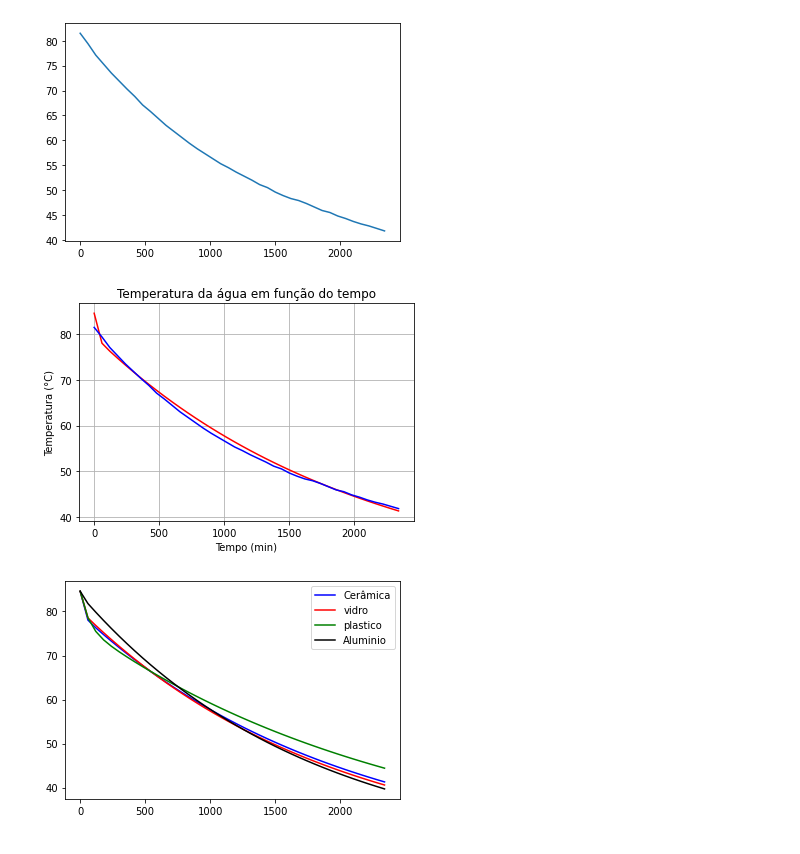
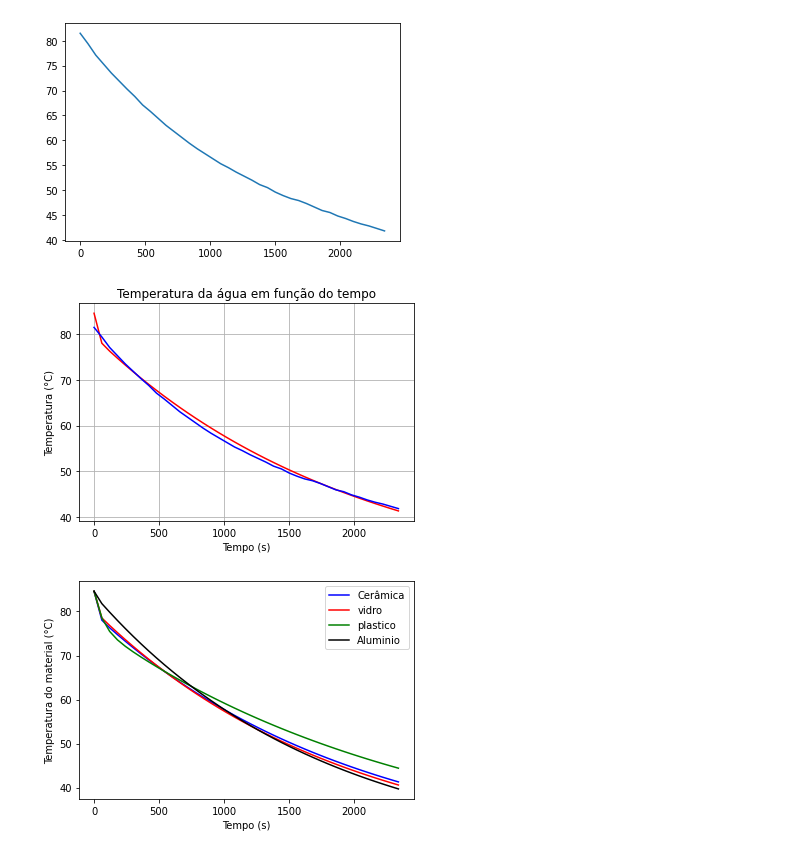
Before and after one commit to beatrizbzack/Proj2---Modsim, a Jupyter notebook: Projeto2.ipynb, the cells around one changed output. Drawn from its saved outputs; the diff is of its cells as text; code cells hidden in the pictures.

```diff
--- a/Projeto2.ipynb
+++ b/Projeto2.ipynb
@@ -72,11 +72,11 @@ plt.plot(lista_t, Tagua_lista-273.15,color='red')
 plt.plot(lista_t_exp,tagua_lista,color='blue')
 plt.title('Temperatura da água em função do tempo')
 plt.ylabel('Temperatura (°C)')
-plt.xlabel('Tempo (min)')
+plt.xlabel('Tempo (s)')
 plt.grid(True)
 plt.show()
 # %% [output]
-[figure, old version]
+[figure, new version]
 # %%
 # VARIÁVEIS DE RECIPIENTES
 # Cerâmica[0](Alumina), Vidro[1](Borossilicato), Plástico-Polypropylene[2]
@@ -126,34 +126,35 @@ def modelo3(x, t):
     dTrdt = (1/(mr*cr[2]))*(Q1-Q2)
     dxdt = [dTaguadt, dTrdt]
     return dxdt
 def modelo4(x, t):
     Tagua = x[0]
     Tr = x[1]
     Rr = dr/(Kr[3]*Api)
     Q1 = (Tagua-Tr)/Rr
     Q2 = (Tr - Ta)/(Rr + Rp)
     Q3 = (Tagua-Ta)/(1/(hs*As))
 
     dTaguadt = (1/(ma*ca))*(-Q1-Q3)
     dTrdt = (1/(mr*cr[3]))*(Q1-Q2)
     dxdt = [dTaguadt, dTrdt]
     return dxdt
 
 colors = ['yellow','red','blue']
 x = odeint(modelo2, x_0, lista_t)
 Tagua_lista_vidro = x[:, 1]
 y = odeint(modelo3, x_0,lista_t)
 Tagua_lista_plastico = y[:,1]
 z = odeint(modelo4, x_0,lista_t)
 Tagua_lista_aluminio = z[:,1]
 plt.plot(lista_t,Tagua_lista-273.15,color='blue',label='Cerâmica')
 plt.plot(lista_t, Tagua_lista_vidro-273.15,color='red',label='vidro')
 plt.plot(lista_t, Tagua_lista_plastico-273.15, color='green',label='plastico')
 plt.plot(lista_t, Tagua_lista_aluminio-273.15, color='black',label='Aluminio')
-
+plt.xlabel('Tempo (s)')
+plt.ylabel('Temperatura do material (°C)')
 plt.legend()
 plt.show()
 # %% [output]
-[figure, old version]
+[figure, new version]
 # %%
 #Assim podemos perceber que a mudança do materia n altera tanto a perda de calor assim podemos teorizar que a perda de maior importancia é para o ar.
```
